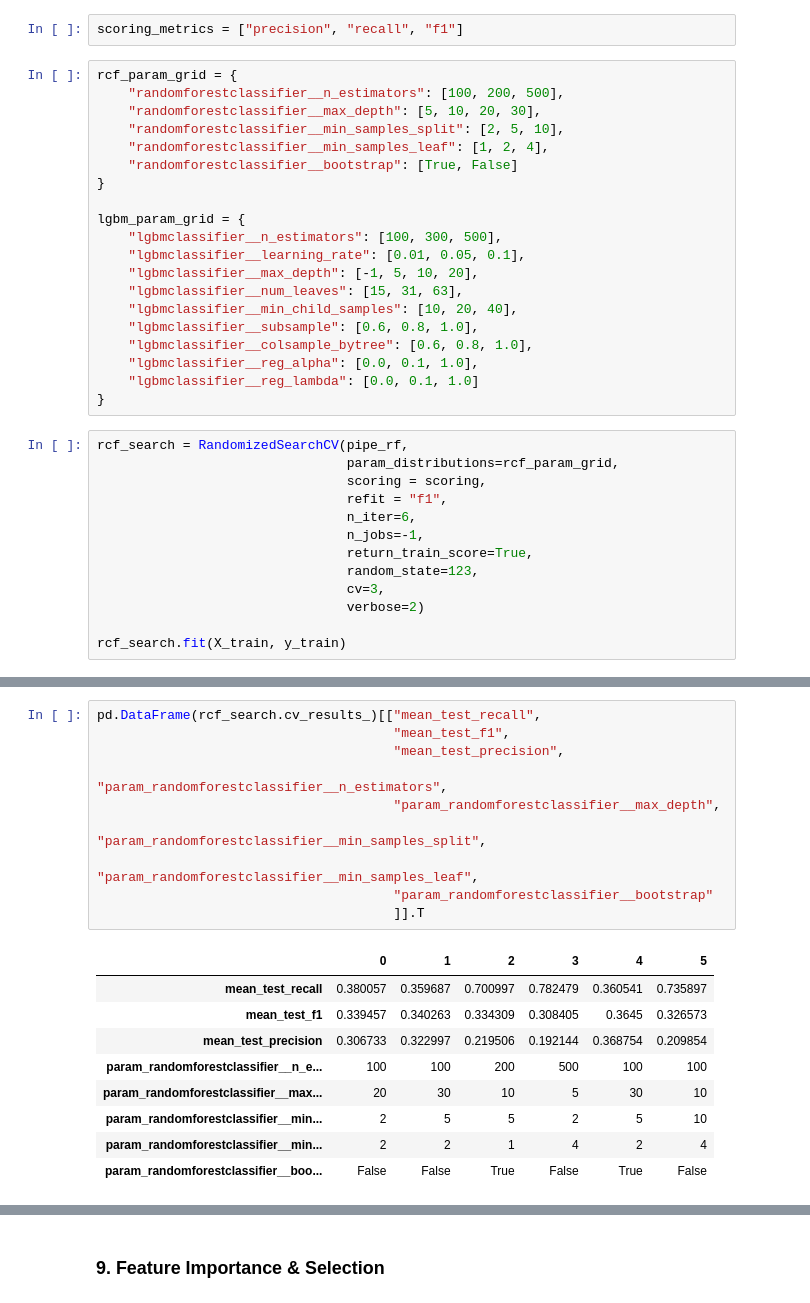
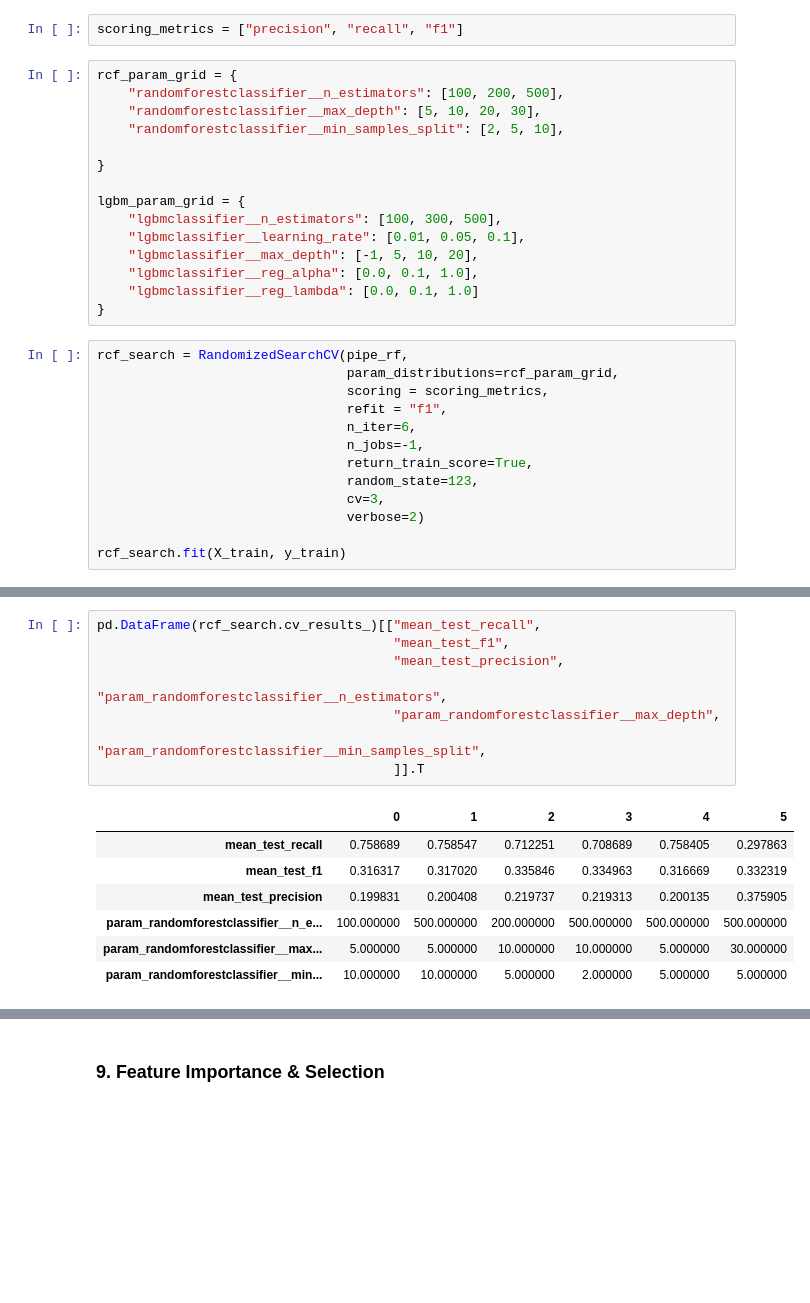
Before and after one commit to nb488/Credit-Risk-Prediction-Project, a Jupyter notebook: main.ipynb, the cells around one changed output, grey strips where cells are left out. Saved outputs shown, nothing was run; the diff lists cells and outputs as text; blank space fills up the shorter version.

```diff
--- a/main.ipynb
+++ b/main.ipynb
@@ -532,25 +544,20 @@ rcf_param_grid = {
     "randomforestclassifier__n_estimators": [100, 200, 500],
     "randomforestclassifier__max_depth": [5, 10, 20, 30],
     "randomforestclassifier__min_samples_split": [2, 5, 10],
-    "randomforestclassifier__min_samples_leaf": [1, 2, 4],
-    "randomforestclassifier__bootstrap": [True, False]
+
 }
 
 lgbm_param_grid = {
     "lgbmclassifier__n_estimators": [100, 300, 500],
     "lgbmclassifier__learning_rate": [0.01, 0.05, 0.1],
     "lgbmclassifier__max_depth": [-1, 5, 10, 20],
-    "lgbmclassifier__num_leaves": [15, 31, 63],
-    "lgbmclassifier__min_child_samples": [10, 20, 40],
-    "lgbmclassifier__subsample": [0.6, 0.8, 1.0],
-    "lgbmclassifier__colsample_bytree": [0.6, 0.8, 1.0],
     "lgbmclassifier__reg_alpha": [0.0, 0.1, 1.0],
     "lgbmclassifier__reg_lambda": [0.0, 0.1, 1.0]
 }
 # %%
 rcf_search = RandomizedSearchCV(pipe_rf,
                                 param_distributions=rcf_param_grid,
-                                scoring = scoring,
+                                scoring = scoring_metrics,
                                 refit = "f1",
                                 n_iter=6,
                                 n_jobs=-1,
@@ -595,23 +621,19 @@ lgbm_search.fit(X_train, y_train)
 # %%
 pd.DataFrame(rcf_search.cv_results_)[["mean_test_recall",
                                       "mean_test_f1",
                                       "mean_test_precision",
                                       "param_randomforestclassifier__n_estimators",
                                       "param_randomforestclassifier__max_depth",
                                       "param_randomforestclassifier__min_samples_split",
-                                      "param_randomforestclassifier__min_samples_leaf",
-                                      "param_randomforestclassifier__bootstrap"
                                       ]].T
 # %% [output]
 |  | 0 | 1 | 2 | 3 | 4 | 5 |
-| mean_test_recall | 0.380057 | 0.359687 | 0.700997 | 0.782479 | 0.360541 | 0.735897 |
-| mean_test_f1 | 0.339457 | 0.340263 | 0.334309 | 0.308405 | 0.3645 | 0.326573 |
-| mean_test_precision | 0.306733 | 0.322997 | 0.219506 | 0.192144 | 0.368754 | 0.209854 |
-| param_randomforestclassifier__n_e... | 100 | 100 | 200 | 500 | 100 | 100 |
-| param_randomforestclassifier__max... | 20 | 30 | 10 | 5 | 30 | 10 |
-| param_randomforestclassifier__min... | 2 | 5 | 5 | 2 | 5 | 10 |
-| param_randomforestclassifier__min... | 2 | 2 | 1 | 4 | 2 | 4 |
-| param_randomforestclassifier__boo... | False | False | True | False | True | False |
+| mean_test_recall | 0.758689 | 0.758547 | 0.712251 | 0.708689 | 0.758405 | 0.297863 |
+| mean_test_f1 | 0.316317 | 0.317020 | 0.335846 | 0.334963 | 0.316669 | 0.332319 |
+| mean_test_precision | 0.199831 | 0.200408 | 0.219737 | 0.219313 | 0.200135 | 0.375905 |
+| param_randomforestclassifier__n_e... | 100.000000 | 500.000000 | 200.000000 | 500.000000 | 500.000000 | 500.000000 |
+| param_randomforestclassifier__max... | 5.000000 | 5.000000 | 10.000000 | 10.000000 | 5.000000 | 30.000000 |
+| param_randomforestclassifier__min... | 10.000000 | 10.000000 | 5.000000 | 2.000000 | 5.000000 | 5.000000 |
 # %%
 pd.DataFrame(lgbm_search.cv_results_)[["mean_test_recall",
                                       "mean_test_f1",
```
Also changed, not shown: parts of 26 cells of this notebook.
